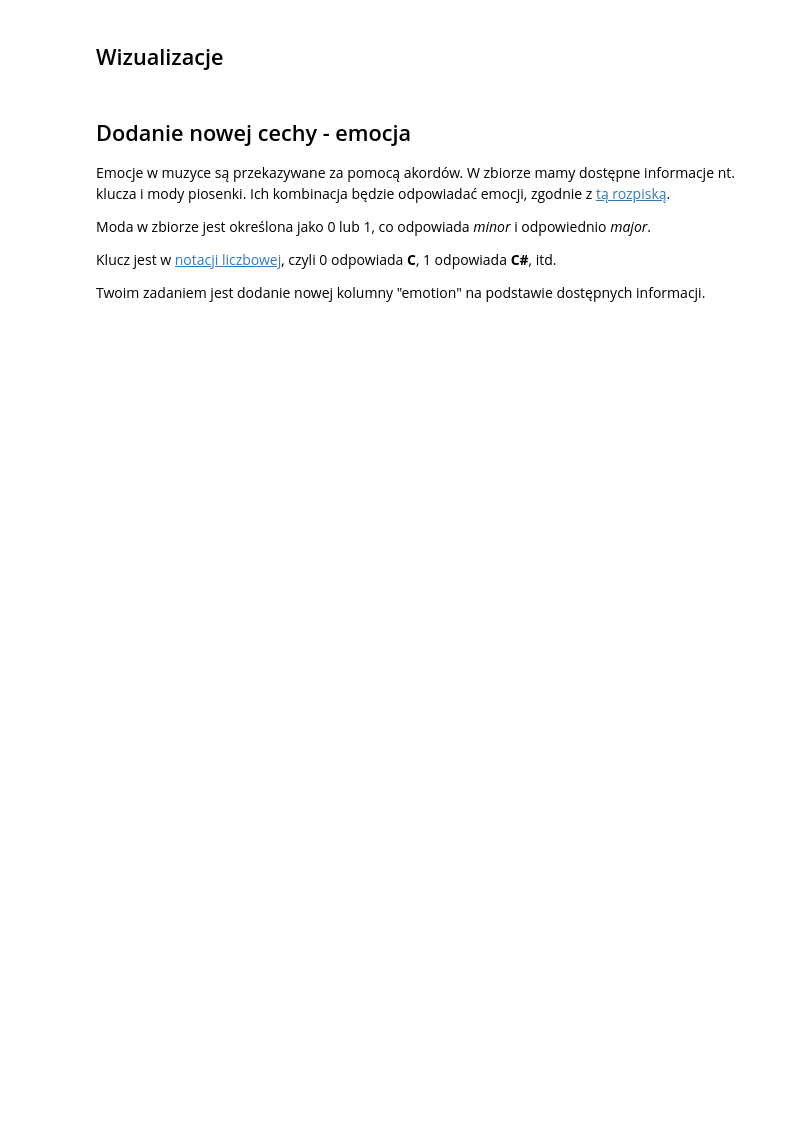
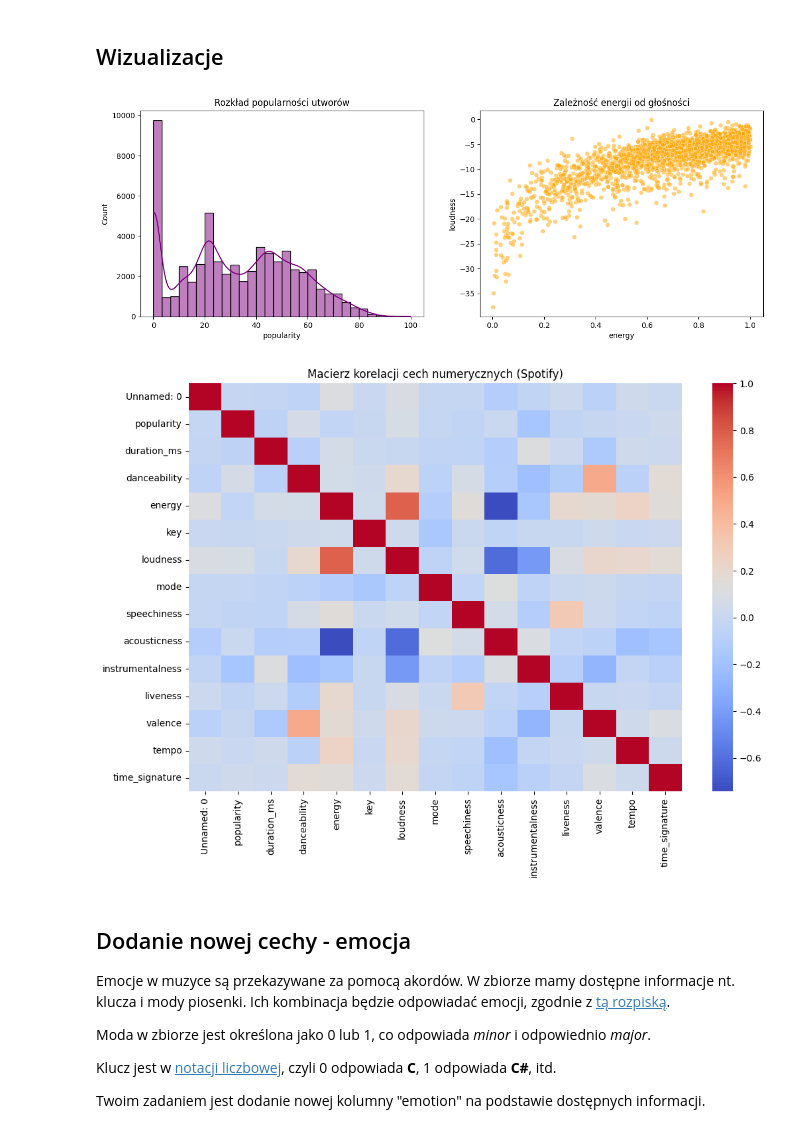
Before and after one commit to Zajecia-na-PWr-LR/lista-2-tomek2005, a Jupyter notebook: UczenieMaszynowe_25_26_Lista2.ipynb, the cells around one changed output. Saved outputs shown, nothing was run; the diff lists cells and outputs as text; code cells hidden in the pictures; blank space fills up the shorter version.

```diff
--- a/UczenieMaszynowe_25_26_Lista2.ipynb
+++ b/UczenieMaszynowe_25_26_Lista2.ipynb
@@ -183,6 +244,6 @@ Analiza zbioru pozwoli w późniejszym etapie na skuteczną redukcję wymiarowo
 # %% [markdown]
 ## Opis danych
 # %%
-spotify = pd.read_csv("data/spotify/data.csv")
+spotify = pd.read_csv("spotify.csv")
 
 spotify.shape
@@ -194,0 +343,13 @@ spotify.shape
+# %%
+# MIEJSCE NA TWÓJ KOD
+print("Braki w danych przed czyszczeniem:")
+print(spotify.isnull().sum()[spotify.isnull().sum() > 0])
+
+spotify = spotify.dropna()
+
+poczatkowy_rozmiar = spotify.shape[0]
+spotify = spotify.drop_duplicates()
+koncowy_rozmiar = spotify.shape[0]
+
+print(f"\nUsunięto {poczatkowy_rozmiar - koncowy_rozmiar} duplikatów.")
+print(f"Kształt zbioru po czyszczeniu: {spotify.shape}")
@@ -199,3 +366,25 @@ spotify.shape
+# %%
+# MIEJSCE NA TWÓJ KOD
+fig, axes = plt.subplots(1, 2, figsize=(15, 5))
+
+# `popularnosc
+sns.histplot(spotify['popularity'], bins=30, kde=True, color='purple', ax=axes[0])
+axes[0].set_title('Rozkład popularności utworów')
+
+# 2. Energia / glosnosc
+sns.scatterplot(data=spotify.sample(2000, random_state=42), x='energy', y='loudness', alpha=0.5, color='orange', ax=axes[1])
+axes[1].set_title('Zależność energii od głośności')
+plt.show()
+
+# Macierz koleracji
+plt.figure(figsize=(12, 8))
+num_cols = spotify.select_dtypes(include=[np.number])
+sns.heatmap(num_cols.corr(), annot=False, cmap='coolwarm', fmt=".2f")
+plt.title('Macierz korelacji cech numerycznych (Spotify)')
+plt.show()
+# %% [output]
+[figure, added]
+[figure, added]
 # %% [markdown]
 ## Dodanie nowej cechy - emocja
 
```
Also changed, not shown: parts of 16 cells of this notebook.
